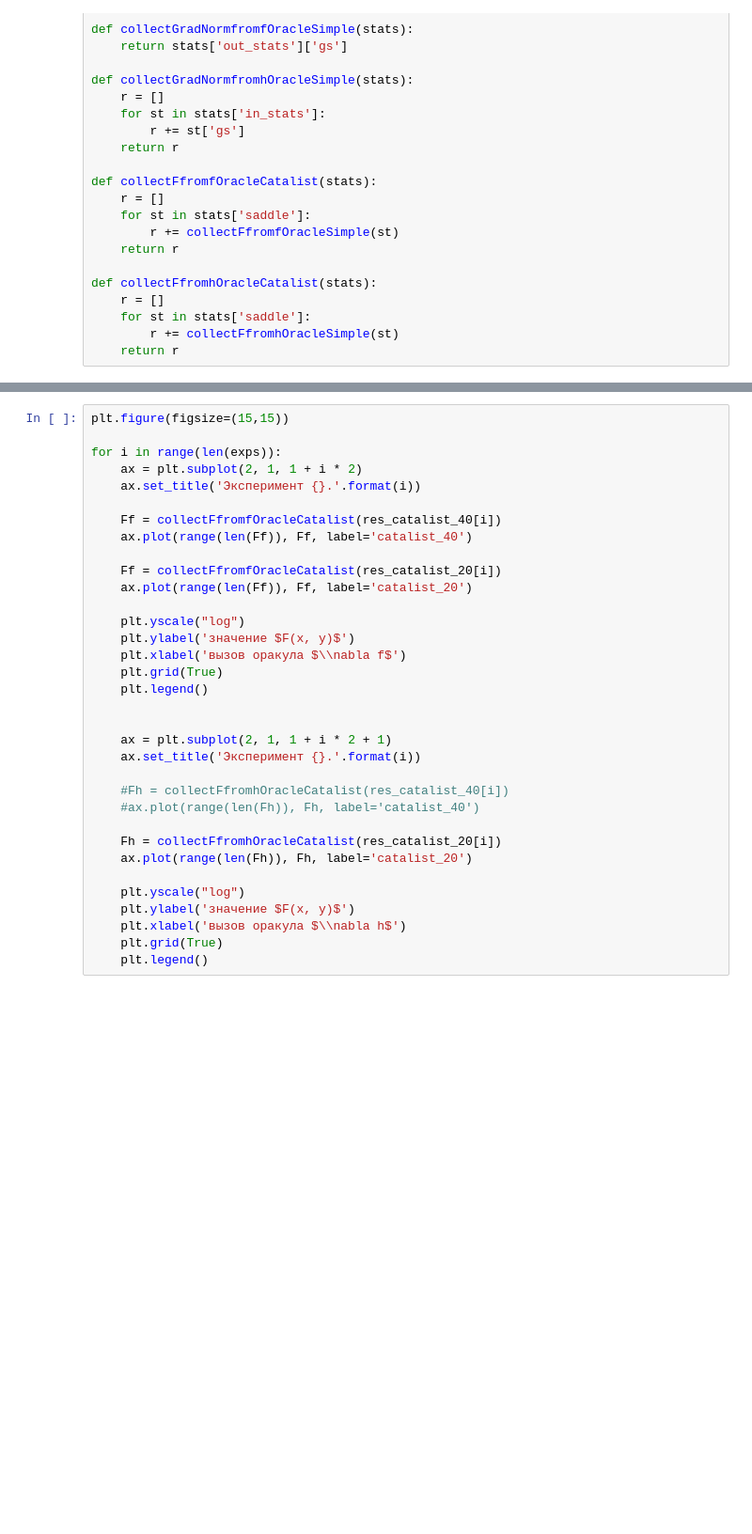
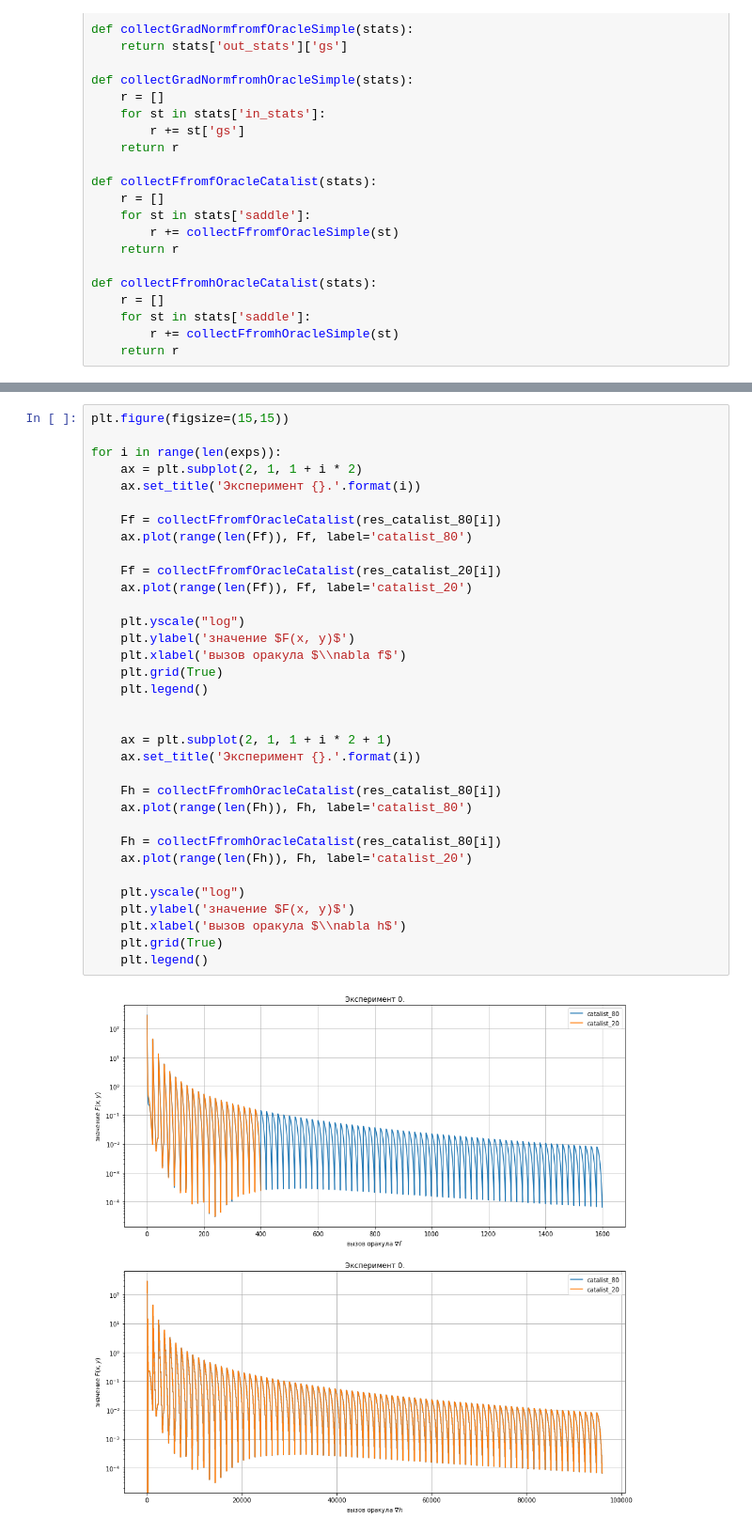
Before and after one commit to nikvas0/optimization_project, a Jupyter notebook: experiments_exp2.ipynb, the cells around one changed output, grey strips where cells are left out. Shown: that part at 94% size. Cells and saved outputs as stored; diff of their text form; blank space fills up the shorter version.

```diff
--- a/experiments_exp2.ipynb
+++ b/experiments_exp2.ipynb
@@ -381,37 +409,39 @@ simple_eps имеет проверку на норму градиента для
 # %%
 plt.figure(figsize=(15,15))
 
 for i in range(len(exps)):
     ax = plt.subplot(2, 1, 1 + i * 2)
     ax.set_title('Эксперимент {}.'.format(i))
 
-    Ff = collectFfromfOracleCatalist(res_catalist_40[i])
-    ax.plot(range(len(Ff)), Ff, label='catalist_40')
+    Ff = collectFfromfOracleCatalist(res_catalist_80[i])
+    ax.plot(range(len(Ff)), Ff, label='catalist_80')
 
     Ff = collectFfromfOracleCatalist(res_catalist_20[i])
     ax.plot(range(len(Ff)), Ff, label='catalist_20')
 
     plt.yscale("log")
     plt.ylabel('значение $F(x, y)$')
     plt.xlabel('вызов оракула $\\nabla f$')
     plt.grid(True)
     plt.legend()
 
 
     ax = plt.subplot(2, 1, 1 + i * 2 + 1)
     ax.set_title('Эксперимент {}.'.format(i))
 
-    #Fh = collectFfromhOracleCatalist(res_catalist_40[i])
-    #ax.plot(range(len(Fh)), Fh, label='catalist_40')
+    Fh = collectFfromhOracleCatalist(res_catalist_80[i])
+    ax.plot(range(len(Fh)), Fh, label='catalist_80')
 
-    Fh = collectFfromhOracleCatalist(res_catalist_20[i])
+    Fh = collectFfromhOracleCatalist(res_catalist_80[i])
     ax.plot(range(len(Fh)), Fh, label='catalist_20')
 
     plt.yscale("log")
     plt.ylabel('значение $F(x, y)$')
     plt.xlabel('вызов оракула $\\nabla h$')
     plt.grid(True)
     plt.legend()
+# %% [output]
+[figure, added]
 # %% [markdown]
 ## **Вывод**
 
```
Also changed, not shown: parts of 7 cells of this notebook, 1 other file.
